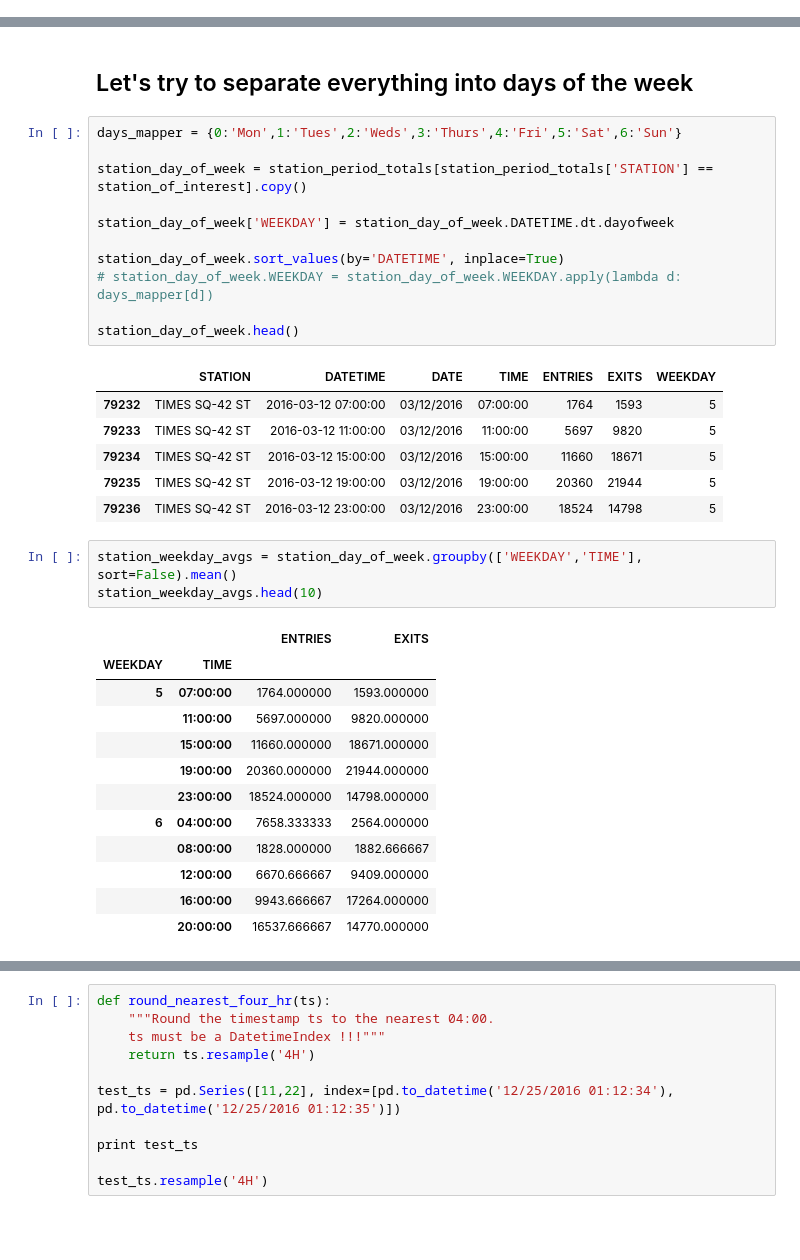
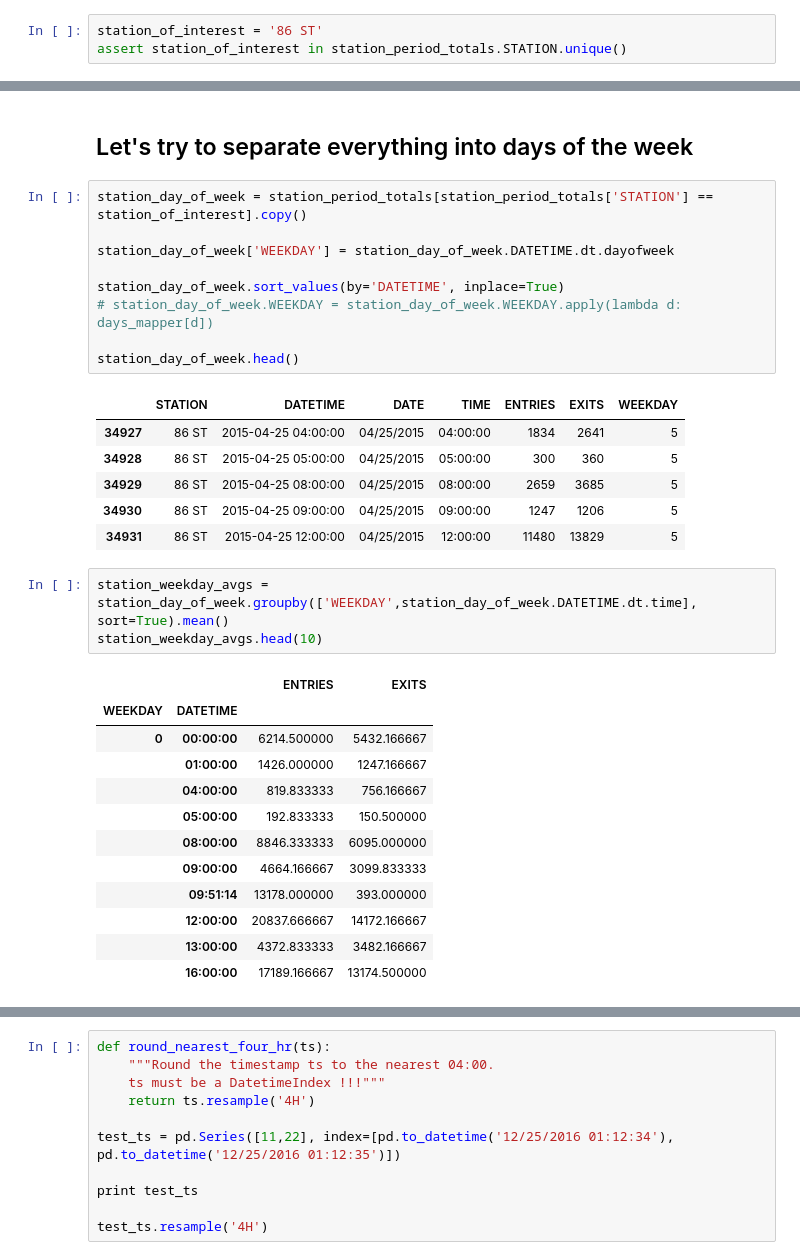
Before and after one commit to IanLondon/MTA-analysis, a Jupyter notebook: ian-benson-pandas.ipynb, the cells around one changed output, grey strips where cells are left out. Drawn from its saved outputs; the diff is of its cells as text; blank space fills up the shorter version.

```diff
--- a/ian-benson-pandas.ipynb
+++ b/ian-benson-pandas.ipynb
@@ -308,3 +339,6 @@ plt.show()
+# %%
+station_of_interest = '86 ST'
+assert station_of_interest in station_period_totals.STATION.unique()
 # %% [markdown]
 # TODO
 * Make sure the selected time period is all **REGULAR**
@@ -364,8 +375,6 @@ TIMES SQ-42 ST
 # %% [markdown]
 ## Let's try to separate everything into days of the week
 # %%
-days_mapper = {0:'Mon',1:'Tues',2:'Weds',3:'Thurs',4:'Fri',5:'Sat',6:'Sun'}
-
 station_day_of_week = station_period_totals[station_period_totals['STATION'] == station_of_interest].copy()
 
 station_day_of_week['WEEKDAY'] = station_day_of_week.DATETIME.dt.dayofweek
@@ -376,25 +385,25 @@ station_day_of_week.sort_values(by='DATETIME', inplace=True)
 station_day_of_week.head()
 # %% [output]
 |  | STATION | DATETIME | DATE | TIME | ENTRIES | EXITS | WEEKDAY |
-| 79232 | TIMES SQ-42 ST | 2016-03-12 07:00:00 | 03/12/2016 | 07:00:00 | 1764 | 1593 | 5 |
-| 79233 | TIMES SQ-42 ST | 2016-03-12 11:00:00 | 03/12/2016 | 11:00:00 | 5697 | 9820 | 5 |
-| 79234 | TIMES SQ-42 ST | 2016-03-12 15:00:00 | 03/12/2016 | 15:00:00 | 11660 | 18671 | 5 |
-| 79235 | TIMES SQ-42 ST | 2016-03-12 19:00:00 | 03/12/2016 | 19:00:00 | 20360 | 21944 | 5 |
-| 79236 | TIMES SQ-42 ST | 2016-03-12 23:00:00 | 03/12/2016 | 23:00:00 | 18524 | 14798 | 5 |
+| 34927 | 86 ST | 2015-04-25 04:00:00 | 04/25/2015 | 04:00:00 | 1834 | 2641 | 5 |
+| 34928 | 86 ST | 2015-04-25 05:00:00 | 04/25/2015 | 05:00:00 | 300 | 360 | 5 |
+| 34929 | 86 ST | 2015-04-25 08:00:00 | 04/25/2015 | 08:00:00 | 2659 | 3685 | 5 |
+| 34930 | 86 ST | 2015-04-25 09:00:00 | 04/25/2015 | 09:00:00 | 1247 | 1206 | 5 |
+| 34931 | 86 ST | 2015-04-25 12:00:00 | 04/25/2015 | 12:00:00 | 11480 | 13829 | 5 |
 # %%
-station_weekday_avgs = station_day_of_week.groupby(['WEEKDAY','TIME'], sort=False).mean()
+station_weekday_avgs = station_day_of_week.groupby(['WEEKDAY',station_day_of_week.DATETIME.dt.time], sort=True).mean()
 station_weekday_avgs.head(10)
 # %% [output]
 |  |  | ENTRIES | EXITS |
-| WEEKDAY | TIME |  |  |
-| 5 | 07:00:00 | 1764.000000 | 1593.000000 |
-|  | 11:00:00 | 5697.000000 | 9820.000000 |
-|  | 15:00:00 | 11660.000000 | 18671.000000 |
-|  | 19:00:00 | 20360.000000 | 21944.000000 |
-|  | 23:00:00 | 18524.000000 | 14798.000000 |
-| 6 | 04:00:00 | 7658.333333 | 2564.000000 |
-|  | 08:00:00 | 1828.000000 | 1882.666667 |
-|  | 12:00:00 | 6670.666667 | 9409.000000 |
-|  | 16:00:00 | 9943.666667 | 17264.000000 |
-|  | 20:00:00 | 16537.666667 | 14770.000000 |
+| WEEKDAY | DATETIME |  |  |
+| 0 | 00:00:00 | 6214.500000 | 5432.166667 |
+|  | 01:00:00 | 1426.000000 | 1247.166667 |
+|  | 04:00:00 | 819.833333 | 756.166667 |
+|  | 05:00:00 | 192.833333 | 150.500000 |
+|  | 08:00:00 | 8846.333333 | 6095.000000 |
+|  | 09:00:00 | 4664.166667 | 3099.833333 |
+|  | 09:51:14 | 13178.000000 | 393.000000 |
+|  | 12:00:00 | 20837.666667 | 14172.166667 |
+|  | 13:00:00 | 4372.833333 | 3482.166667 |
+|  | 16:00:00 | 17189.166667 | 13174.500000 |
 # %%
```
Also changed, not shown: parts of 39 cells of this notebook, 4 other files.
